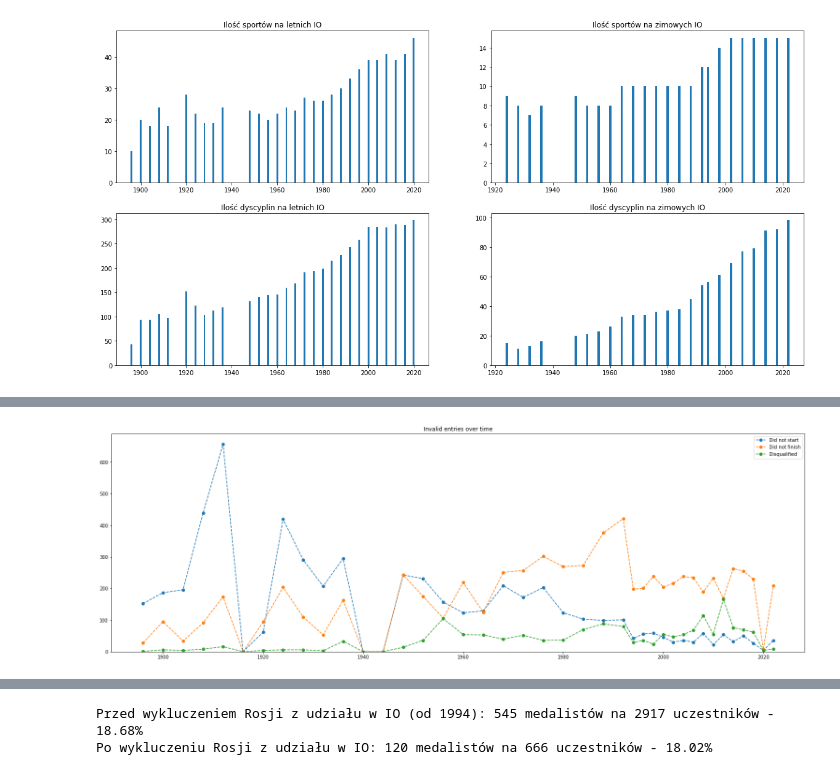
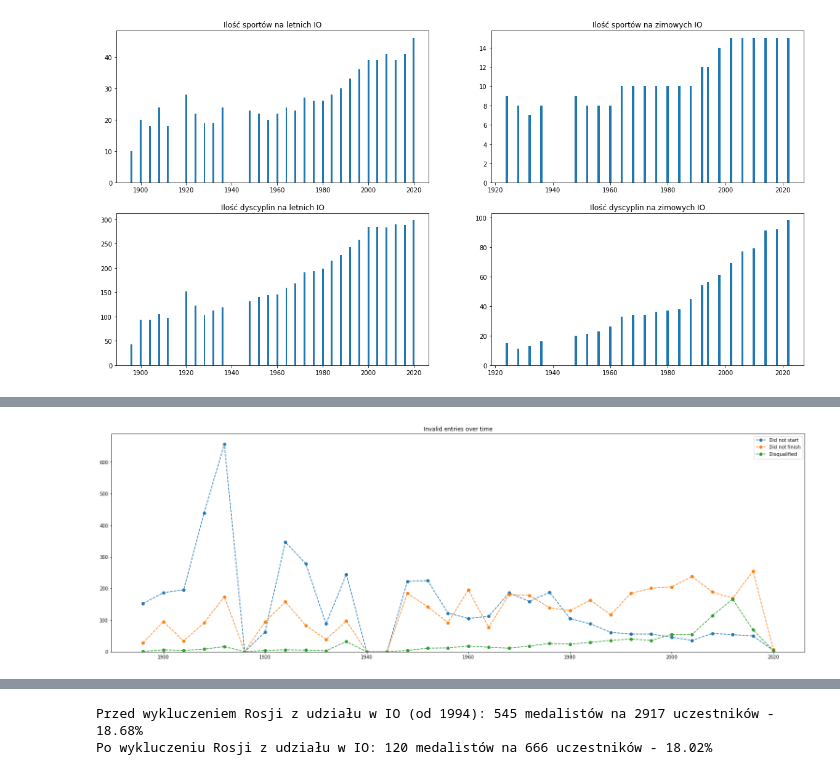
Before and after one commit to mihawb/olympics-ds, a Jupyter notebook: analysis/allGamesAnalysis.ipynb, the cells around one changed output, grey strips where cells are left out. Saved outputs shown, nothing was run; the diff lists cells and outputs as text; code cells hidden in the pictures.

```diff
--- a/analysis/allGamesAnalysis.ipynb
+++ b/analysis/allGamesAnalysis.ipynb
@@ -85,7 +88,7 @@ jak starczy czasu to 1-4 lacznie i w rozroznieniu na lato/zima
 def goldMedalsByCountry(inScoresDF, place):
 	return inScoresDF[~inScoresDF.Country.where(inScoresDF.Place == place).isnull()].Country.value_counts()
 
-p = 2
+p = 1
 aGoldByCountry = goldMedalsByCountry(allScores, p)
 sGoldByCountry = goldMedalsByCountry(summerScores, p)
 wGoldByCountry = goldMedalsByCountry(winterScores, p)
@@ -187,26 +214,22 @@ allScores.loc[(allScores.Year == 1896) & (allScores.Event == '1200m freestyle me
 | 162401 | Athens | 1896 | Summer | Swimming | 1200m freestyle men | NaN | Greece | Emm. Valetsiotis | Did not start |
 | 162402 | Athens | 1896 | Summer | Swimming | 1200m freestyle men | NaN | Greece | Sol. Xenopoulos | Did not start |
 # %%
-baseDF = allScores
+baseDF = summerScores # dla allScores po 1992 letnie i zimowe IO odbywaly sie naprzemiennie
 dns = baseDF[~baseDF.where(baseDF.Result == 'Did not start').isnull()].Year.value_counts()
 dnf = baseDF[~baseDF.where(baseDF.Result == 'Did not finish').isnull()].Year.value_counts()
 dis = baseDF[~baseDF.where(baseDF.Result == 'Disqualified').isnull()].Year.value_counts()
-nonexistent = pd.Series([0,0,0], index=[1916,1940,1944])
-
-# dns = dns.sort_index()
-# dnf = dnf.sort_index()
-# dis = dis.sort_index()
+nonexistent = pd.Series([0,0,0], index=[1916,1940,1944]) # bez tego wykres nie zerowalby sie w tych punktach
 
 plt.figure(figsize = (21,7), constrained_layout = True)
 plt.title('Invalid entries over time')
 
 for df in [dns, dnf, dis]:
 	df = pd.concat([df, nonexistent])		# adding values for non-existent games
-	df = df.sort_index()					# sorting by index; sorted by value by default
+	df = df.sort_index()					# sorting by index (year); sorted by value by default
 	plt.plot(df.index, df.values, marker='o', linestyle='--')	# adding onto one plot
 
 plt.legend(['Did not start', 'Did not finish', 'Disqualified'])
 plt.ylim(ymin=0)
 plt.show()
 # %% [output]
-[figure, old version]
+[figure, new version]
```
Also changed, not shown: parts of 19 cells of this notebook.
